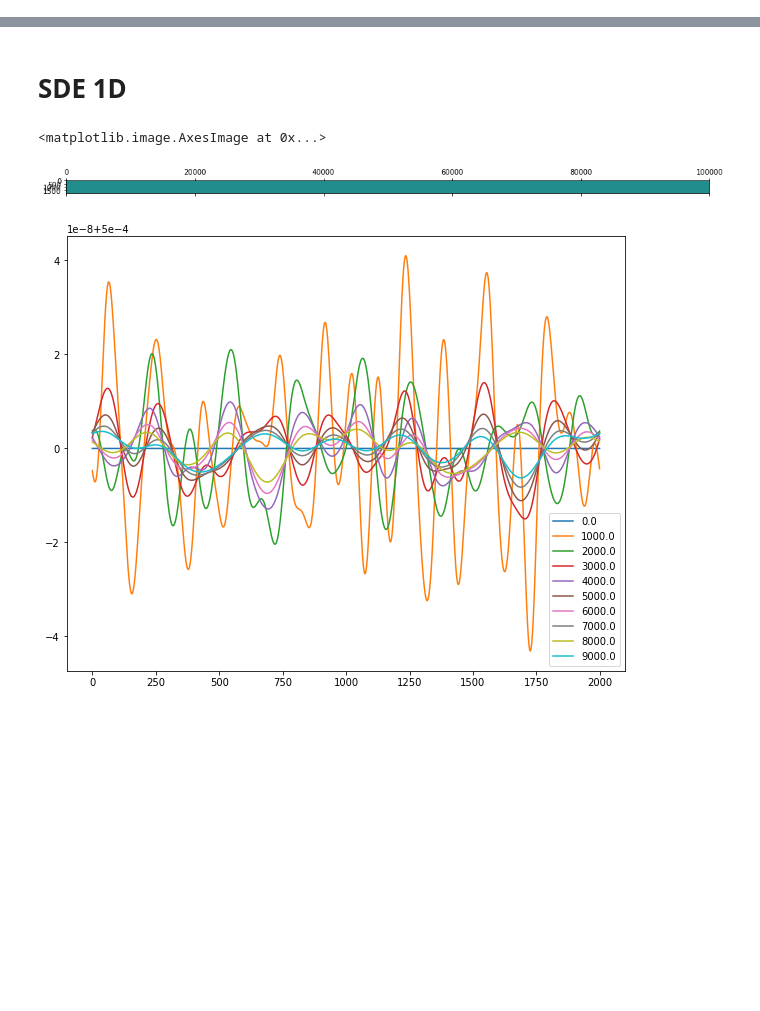
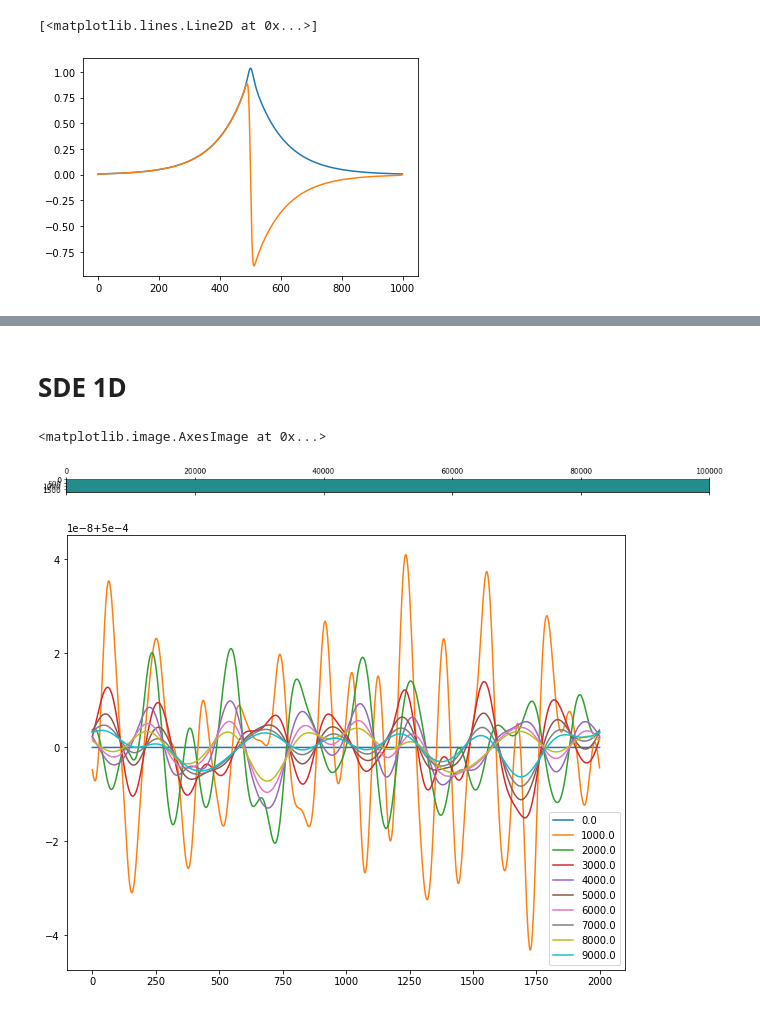
Before and after one commit to BrieucB/AI2d, a Jupyter notebook: AI2D_hydro/finite_diff_algo_scheme.ipynb, the cells around one changed output, grey strips where cells are left out. Saved outputs shown, nothing was run; the diff lists cells and outputs as text; code cells hidden in the pictures; blank space fills up the shorter version.

```diff
--- a/AI2D_hydro/finite_diff_algo_scheme.ipynb
+++ b/AI2D_hydro/finite_diff_algo_scheme.ipynb
@@ -12,0 +56,5 @@ from matplotlib import cm
+# %%
+lineMix=np.array([0, nu]+[0 for k in range(Nx-3)]+[-nu])
+# %%
+Mixbloc=np.array([np.roll(lineMix, k) for k in range(Nx)])
+Mixbloc
@@ -12,0 +69,2 @@ from matplotlib import cm
+# %%
+A=np.block([[IDbloc, Mixbloc], [Mixbloc,IDbloc]])
@@ -12,0 +97,10 @@ from matplotlib import cm
+# %%
+b=np.concatenate([np.zeros_like(rho), 2*dt*rho*np.sinh(beta*m/rho)-2*dt*m*np.cosh(beta*m/rho)])
+X=np.linalg.solve(A, X+b)
+rho, m = X[:Nx], X[Nx:]
+
+plt.plot(rho)
+plt.plot(m)
+# %% [output]
+[<matplotlib.lines.Line2D at 0x...>]
+[figure, added]
```
Also changed, not shown: parts of 17 cells of this notebook.
